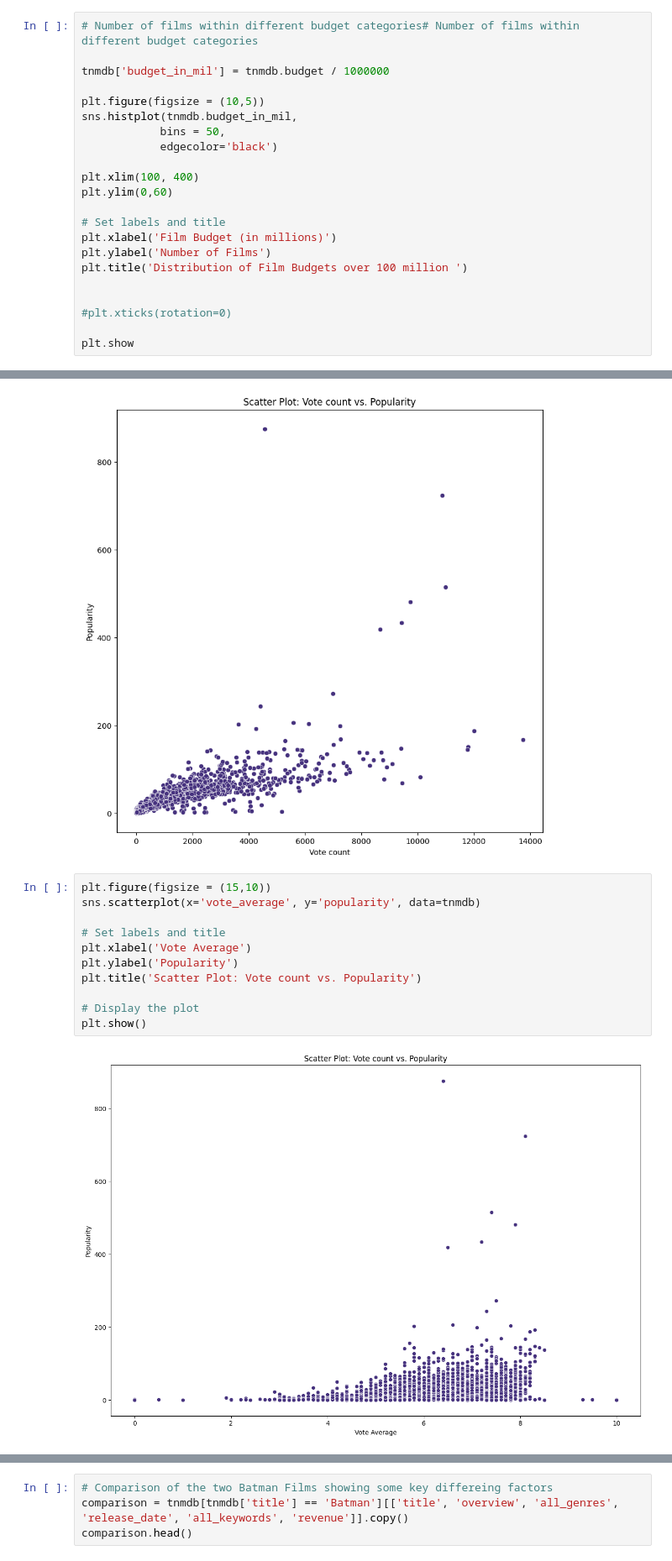
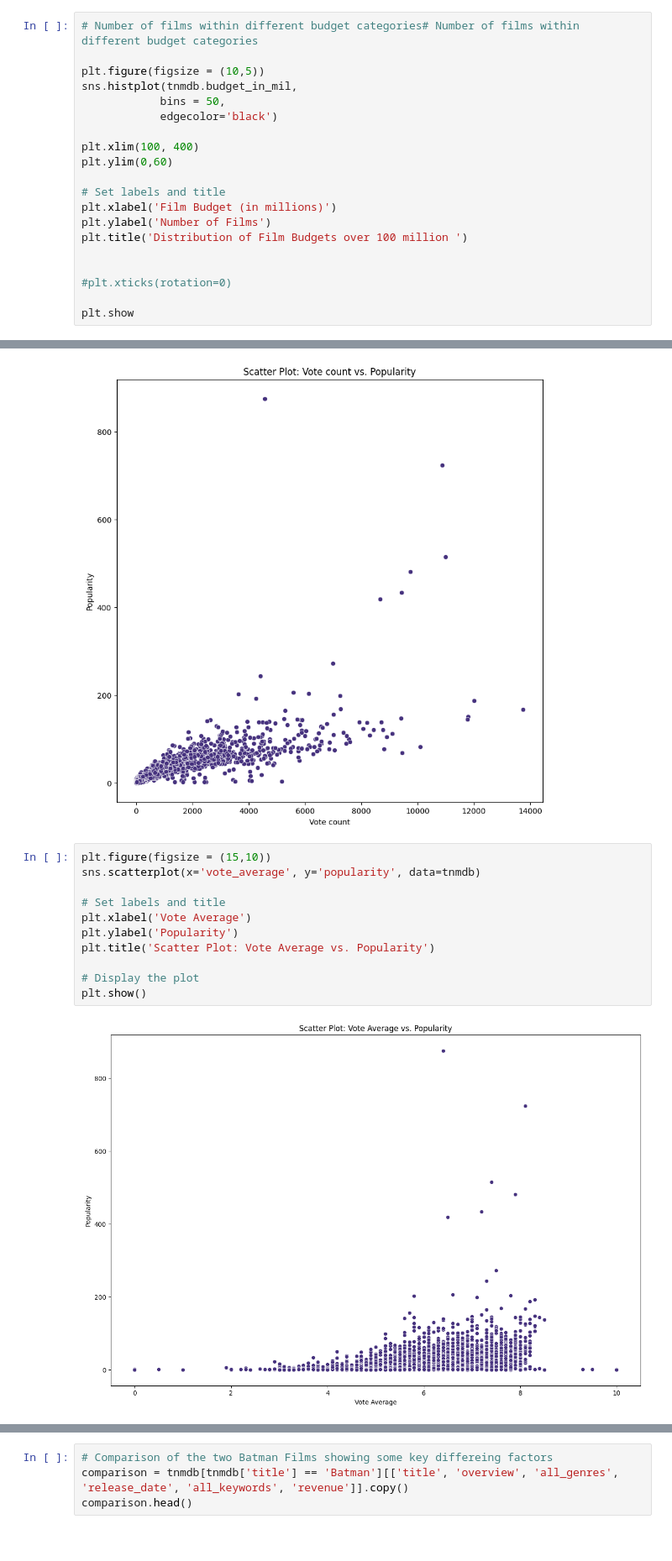
Before and after one commit to nat13lla/DF-TMDB, a Jupyter notebook: TMDB_Project.ipynb, the cells around one changed output, grey strips where cells are left out. Shown at 84% size. Cells and saved outputs as stored; diff of their text form.

```diff
--- a/TMDB_Project.ipynb
+++ b/TMDB_Project.ipynb
@@ -614,8 +541,6 @@ plt.show
 [figure]
 # %%
 # Number of films within different budget categories# Number of films within different budget categories
-
-tnmdb['budget_in_mil'] = tnmdb.budget / 1000000
 
 plt.figure(figsize = (10,5))
 sns.histplot(tnmdb.budget_in_mil,
@@ -666,13 +617,13 @@ plt.show()
 # %%
 plt.figure(figsize = (15,10))
 sns.scatterplot(x='vote_average', y='popularity', data=tnmdb)
 
 # Set labels and title
 plt.xlabel('Vote Average')
 plt.ylabel('Popularity')
-plt.title('Scatter Plot: Vote count vs. Popularity')
+plt.title('Scatter Plot: Vote Average vs. Popularity')
 
 # Display the plot
 plt.show()
 # %% [output]
-[figure, old version]
+[figure, new version]
```
Also changed, not shown: parts of 48 cells of this notebook.
